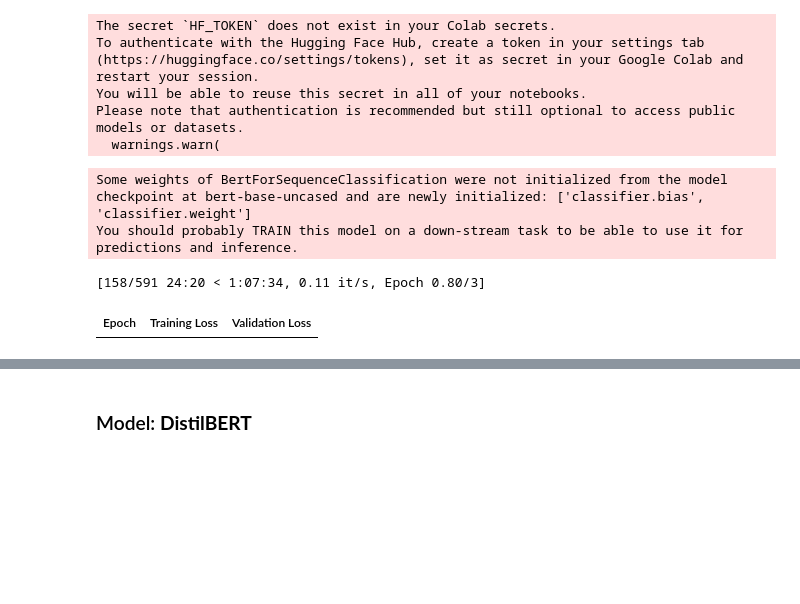
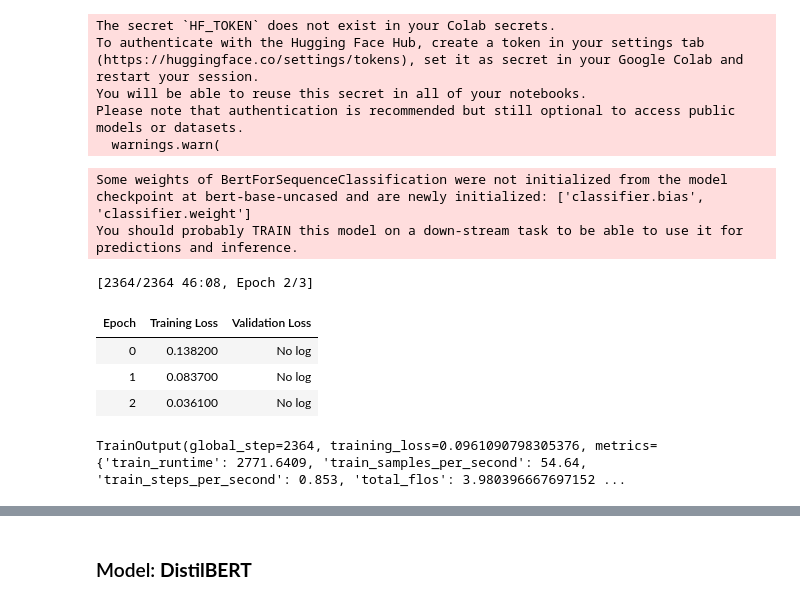
Before and after one commit to vnprr/LifeThread, a Jupyter notebook: Life_Threat.ipynb, the cells around one changed output, grey strips where cells are left out. Drawn from its saved outputs; the diff is of its cells as text; code cells hidden in the pictures; blank space fills up the shorter version.

```diff
--- a/Life_Threat.ipynb
+++ b/Life_Threat.ipynb
@@ -438,35 +485,39 @@ model = BertForSequenceClassification.from_pretrained(
 # GPU
 device = torch.device("cuda" if torch.cuda.is_available() else "cpu")
 model.to(device)
 
 # Define training args
 training_args = TrainingArguments(
     output_dir="./results",
-    per_device_train_batch_size=64,  # Increase batch size to better utilize VRAM
-    per_device_eval_batch_size=64,
-    gradient_accumulation_steps=4,  # Adjust gradient accumulation for large batch sizes
+    per_device_train_batch_size=8,
+    per_device_eval_batch_size=8,
+    gradient_accumulation_steps=8,
     num_train_epochs=3,
     evaluation_strategy="epoch",
     save_steps=10_000,
     logging_dir='./logs',
     logging_steps=200,
-    fp16=False,  # Use full precision to leverage high VRAM capacity
+    fp16=True,  # Enable mixed precision training
     report_to="none"  # Disable reporting for speed optimization
 )
 
 # Define trainer
 trainer = Trainer(
     model=model,
     args=training_args,
     train_dataset=train_dataset,
     eval_dataset=test_dataset,
     compute_metrics=compute_metrics
 )
 
 # Start training
 trainer.train()
 # %% [output]
 Some weights of BertForSequenceClassification were not initialized from the model checkpoint at bert-base-uncased and are newly initialized: ['classifier.bias', 'classifier.weight']
 You should probably TRAIN this model on a down-stream task to be able to use it for predictions and inference.
-[158/591 24:20 < 1:07:34, 0.11 it/s, Epoch 0.80/3]
+[2364/2364 46:08, Epoch 2/3]
 | Epoch | Training Loss | Validation Loss |
+| 0 | 0.138200 | No log |
+| 1 | 0.083700 | No log |
+| 2 | 0.036100 | No log |
+TrainOutput(global_step=2364, training_loss=0.0961090798305376, metrics={'train_runtime': 2771.6409, 'train_samples_per_second': 54.64, 'train_steps_per_second': 0.853, 'total_flos': 3.980396667697152 ...
```
Also changed, not shown: parts of 16 cells of this notebook.
